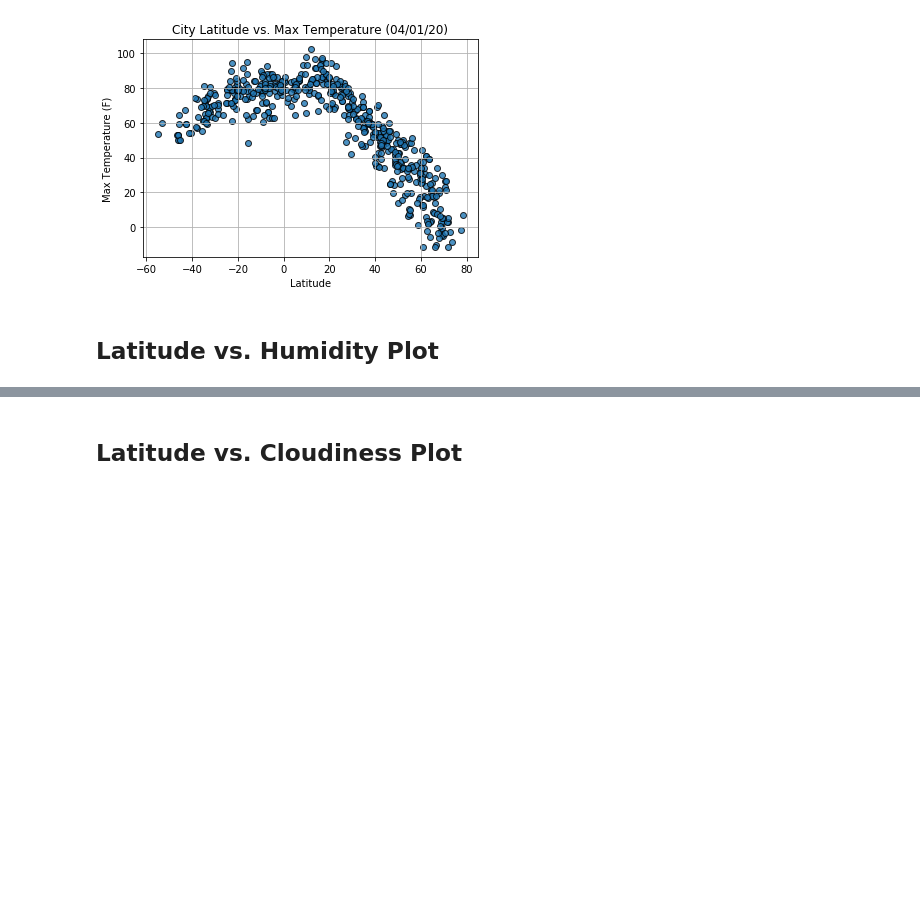
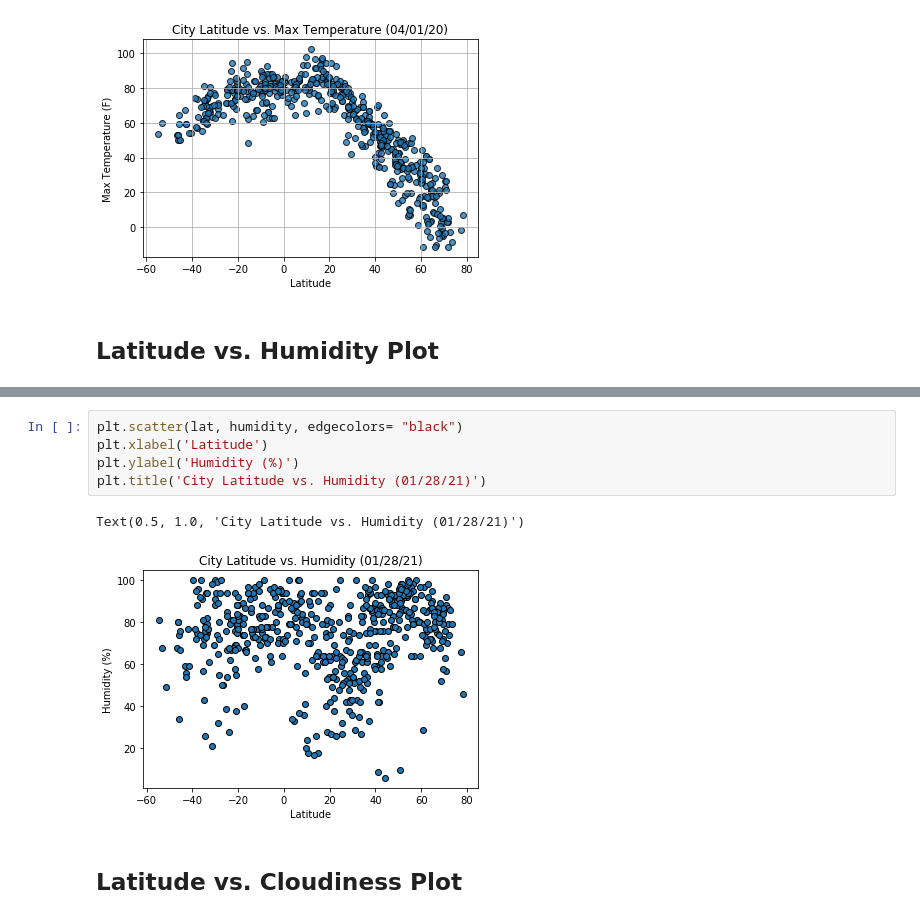
Before and after one commit to LisaCaruana/Python-api-challenge, a Jupyter notebook: WeatherPy/WeatherPy.ipynb, the cells around one changed output, grey strips where cells are left out. Drawn from its saved outputs; the diff is of its cells as text; blank space fills up the shorter version.

```diff
--- a/WeatherPy/WeatherPy.ipynb
+++ b/WeatherPy/WeatherPy.ipynb
@@ -252,2 +248,10 @@ city_df.plt(kind='scatter', x='Lat', y='Max Temp')
+# %%
+plt.scatter(lat, humidity, edgecolors= "black")
+plt.xlabel('Latitude')
+plt.ylabel('Humidity (%)')
+plt.title('City Latitude vs. Humidity (01/28/21)')
+# %% [output]
+Text(0.5, 1.0, 'City Latitude vs. Humidity (01/28/21)')
+[figure, added]
 # %% [markdown]
 ## Latitude vs. Cloudiness Plot
```
Also changed, not shown: parts of 8 cells of this notebook, 1 other file.
